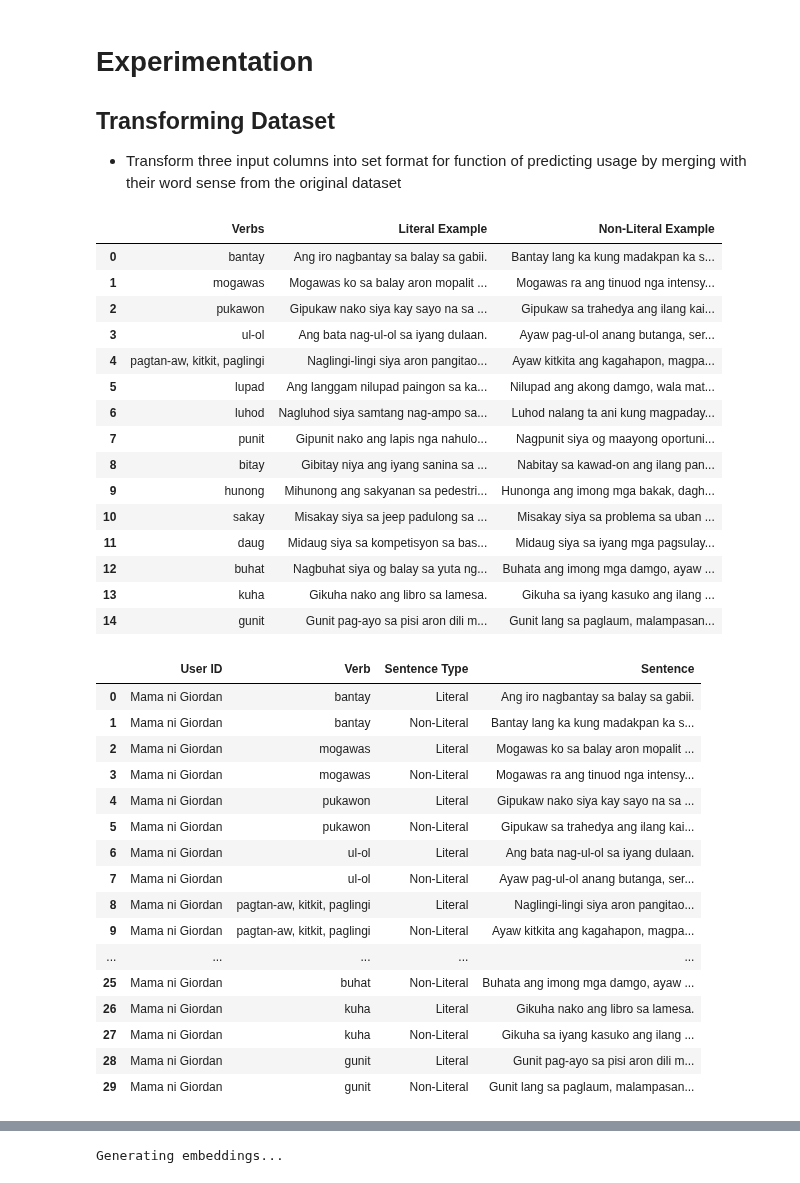
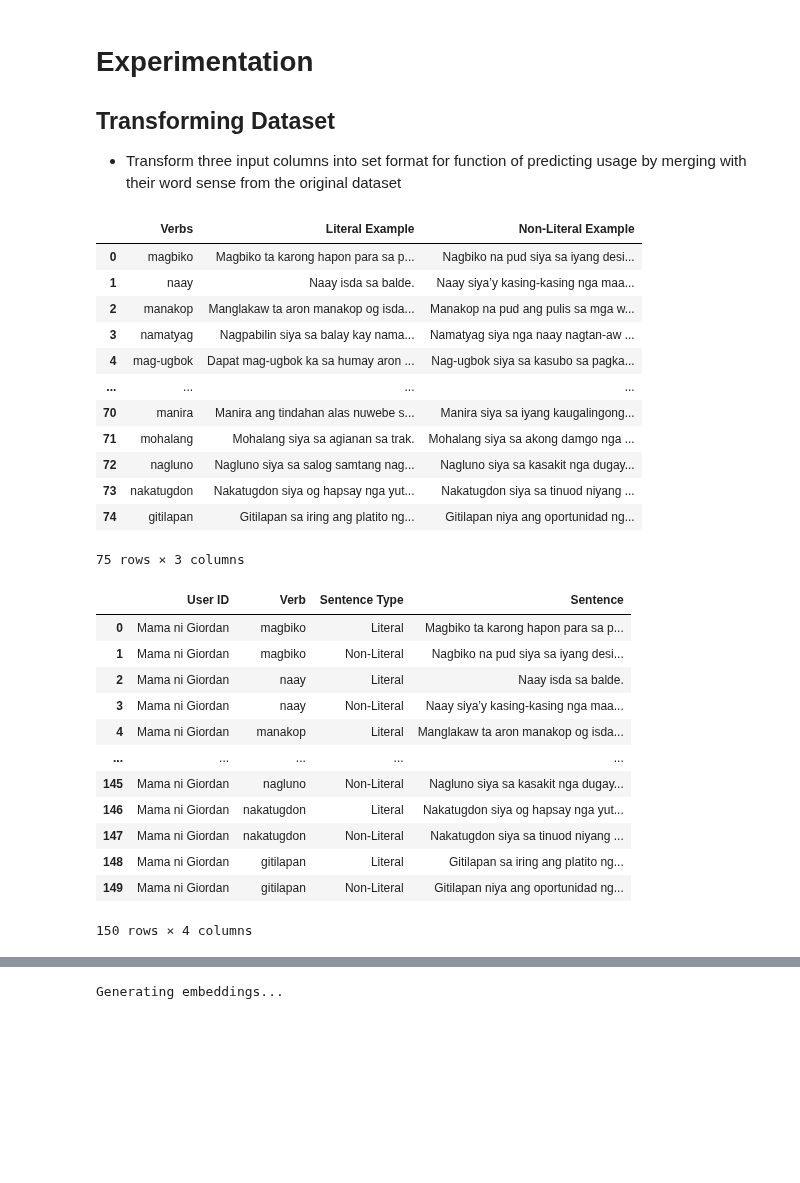
Before and after one commit to MiguelPartosa/Thesis-FOS-BinaryClass-WSD, a Jupyter notebook: Final Implementation/experimentation_interface.ipynb, the cells around one changed output, grey strips where cells are left out. Drawn from its saved outputs; the diff is of its cells as text; code cells hidden in the pictures; blank space fills up the shorter version.

```diff
--- a/Final Implementation/experimentation_interface.ipynb
+++ b/Final Implementation/experimentation_interface.ipynb
@@ -336,26 +340,23 @@ def ClassifyRows(df) -> dict:
 
 - Transform three input columns into set format for function of predicting usage by merging with their word sense from the original dataset
 # %%
-example_df = pd.read_csv(
-    './Experimentation Implementation/example_filled_table.csv')
+example_df = pd.read_excel(
+    './Experimentation Implementation/User_Testing (1).xlsx')
 example_df
 # %% [output]
 |  | Verbs | Literal Example | Non-Literal Example |
-| 0 | bantay | Ang iro nagbantay sa balay sa gabii. | Bantay lang ka kung madakpan ka s... |
-| 1 | mogawas | Mogawas ko sa balay aron mopalit ... | Mogawas ra ang tinuod nga intensy... |
-| 2 | pukawon | Gipukaw nako siya kay sayo na sa ... | Gipukaw sa trahedya ang ilang kai... |
-| 3 | ul-ol | Ang bata nag-ul-ol sa iyang dulaan. | Ayaw pag-ul-ol anang butanga, ser... |
-| 4 | pagtan-aw, kitkit, paglingi | Naglingi-lingi siya aron pangitao... | Ayaw kitkita ang kagahapon, magpa... |
-| 5 | lupad | Ang langgam nilupad paingon sa ka... | Nilupad ang akong damgo, wala mat... |
-| 6 | luhod | Nagluhod siya samtang nag-ampo sa... | Luhod nalang ta ani kung magpaday... |
-| 7 | punit | Gipunit nako ang lapis nga nahulo... | Nagpunit siya og maayong oportuni... |
-| 8 | bitay | Gibitay niya ang iyang sanina sa ... | Nabitay sa kawad-on ang ilang pan... |
-| 9 | hunong | Mihunong ang sakyanan sa pedestri... | Hunonga ang imong mga bakak, dagh... |
-| 10 | sakay | Misakay siya sa jeep padulong sa ... | Misakay siya sa problema sa uban ... |
-| 11 | daug | Midaug siya sa kompetisyon sa bas... | Midaug siya sa iyang mga pagsulay... |
-| 12 | buhat | Nagbuhat siya og balay sa yuta ng... | Buhata ang imong mga damgo, ayaw ... |
-| 13 | kuha | Gikuha nako ang libro sa lamesa. | Gikuha sa iyang kasuko ang ilang ... |
-| 14 | gunit | Gunit pag-ayo sa pisi aron dili m... | Gunit lang sa paglaum, malampasan... |
+| 0 | magbiko | Magbiko ta karong hapon para sa p... | Nagbiko na pud siya sa iyang desi... |
+| 1 | naay | Naay isda sa balde. | Naay siya’y kasing-kasing nga maa... |
+| 2 | manakop | Manglakaw ta aron manakop og isda... | Manakop na pud ang pulis sa mga w... |
+| 3 | namatyag | Nagpabilin siya sa balay kay nama... | Namatyag siya nga naay nagtan-aw ... |
+| 4 | mag-ugbok | Dapat mag-ugbok ka sa humay aron ... | Nag-ugbok siya sa kasubo sa pagka... |
+| ... | ... | ... | ... |
+| 70 | manira | Manira ang tindahan alas nuwebe s... | Manira siya sa iyang kaugalingong... |
+| 71 | mohalang | Mohalang siya sa agianan sa trak. | Mohalang siya sa akong damgo nga ... |
+| 72 | nagluno | Nagluno siya sa salog samtang nag... | Nagluno siya sa kasakit nga dugay... |
+| 73 | nakatugdon | Nakatugdon siya og hapsay nga yut... | Nakatugdon siya sa tinuod niyang ... |
+| 74 | gitilapan | Gitilapan sa iring ang platito ng... | Gitilapan niya ang oportunidad ng... |
+75 rows × 3 columns
 # %%
 def TransformDataset(df, user_id: str) -> pd.DataFrame:
     # Prep output dataset
@@ -377,22 +378,18 @@ example_output = TransformDataset(example_df, 'Mama ni Giordan')
 example_output
 # %% [output]
 |  | User ID | Verb | Sentence Type | Sentence |
-| 0 | Mama ni Giordan | bantay | Literal | Ang iro nagbantay sa balay sa gabii. |
-| 1 | Mama ni Giordan | bantay | Non-Literal | Bantay lang ka kung madakpan ka s... |
-| 2 | Mama ni Giordan | mogawas | Literal | Mogawas ko sa balay aron mopalit ... |
-| 3 | Mama ni Giordan | mogawas | Non-Literal | Mogawas ra ang tinuod nga intensy... |
-| 4 | Mama ni Giordan | pukawon | Literal | Gipukaw nako siya kay sayo na sa ... |
-| 5 | Mama ni Giordan | pukawon | Non-Literal | Gipukaw sa trahedya ang ilang kai... |
-| 6 | Mama ni Giordan | ul-ol | Literal | Ang bata nag-ul-ol sa iyang dulaan. |
-| 7 | Mama ni Giordan | ul-ol | Non-Literal | Ayaw pag-ul-ol anang butanga, ser... |
-| 8 | Mama ni Giordan | pagtan-aw, kitkit, paglingi | Literal | Naglingi-lingi siya aron pangitao... |
-| 9 | Mama ni Giordan | pagtan-aw, kitkit, paglingi | Non-Literal | Ayaw kitkita ang kagahapon, magpa... |
+| 0 | Mama ni Giordan | magbiko | Literal | Magbiko ta karong hapon para sa p... |
+| 1 | Mama ni Giordan | magbiko | Non-Literal | Nagbiko na pud siya sa iyang desi... |
+| 2 | Mama ni Giordan | naay | Literal | Naay isda sa balde. |
+| 3 | Mama ni Giordan | naay | Non-Literal | Naay siya’y kasing-kasing nga maa... |
+| 4 | Mama ni Giordan | manakop | Literal | Manglakaw ta aron manakop og isda... |
 | ... | ... | ... | ... | ... |
-| 25 | Mama ni Giordan | buhat | Non-Literal | Buhata ang imong mga damgo, ayaw ... |
-| 26 | Mama ni Giordan | kuha | Literal | Gikuha nako ang libro sa lamesa. |
-| 27 | Mama ni Giordan | kuha | Non-Literal | Gikuha sa iyang kasuko ang ilang ... |
-| 28 | Mama ni Giordan | gunit | Literal | Gunit pag-ayo sa pisi aron dili m... |
-| 29 | Mama ni Giordan | gunit | Non-Literal | Gunit lang sa paglaum, malampasan... |
+| 145 | Mama ni Giordan | nagluno | Non-Literal | Nagluno siya sa kasakit nga dugay... |
+| 146 | Mama ni Giordan | nakatugdon | Literal | Nakatugdon siya og hapsay nga yut... |
+| 147 | Mama ni Giordan | nakatugdon | Non-Literal | Nakatugdon siya sa tinuod niyang ... |
+| 148 | Mama ni Giordan | gitilapan | Literal | Gitilapan sa iring ang platito ng... |
+| 149 | Mama ni Giordan | gitilapan | Non-Literal | Gitilapan niya ang oportunidad ng... |
+150 rows × 4 columns
 # %%
 # show_result_df = example_output.copy()
 # show_result_df['is_fos'] = show_result_df['Sentence Type'].apply(lambda x: 0 if x == 'Literal' else 1)
```
Also changed, not shown: parts of 2 cells of this notebook.
